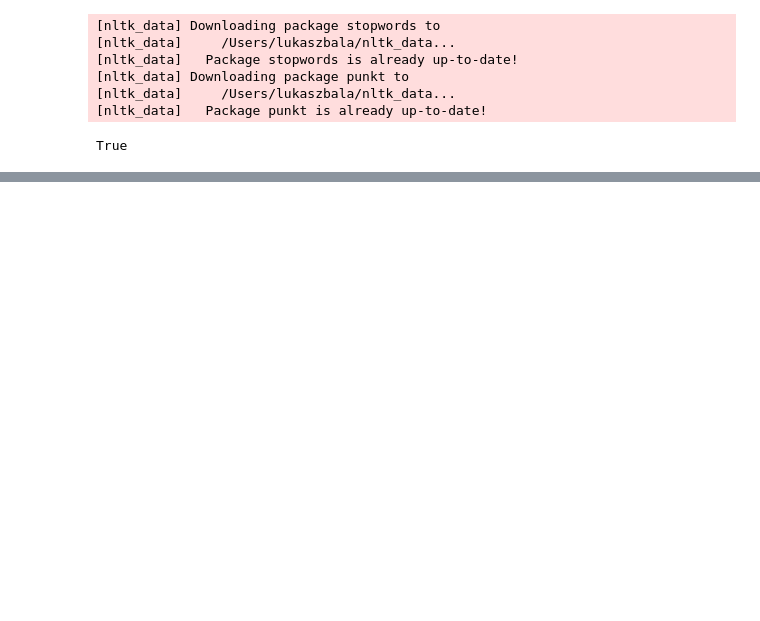
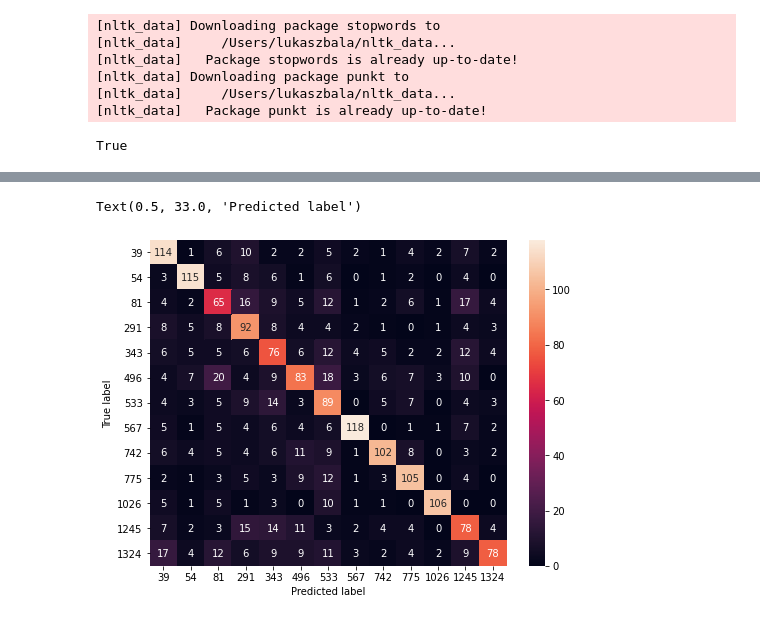
Before and after one commit to freefeynman123/adthena_task, a Jupyter notebook: notebooks/Baseline.ipynb, the cells around one changed output, grey strips where cells are left out. Cells and saved outputs as stored; diff of their text form; code cells hidden in the pictures; blank space fills up the shorter version.

```diff
--- a/notebooks/Baseline.ipynb
+++ b/notebooks/Baseline.ipynb
@@ -69,7 +92,8 @@ data["Clean_query"] = data["Query"].apply(clean_text_partial)
 data_prev = data.copy()
 data = data.iloc[:int(1e4), :]
 # %%
-train, test = train_test_split(data, test_size=0.2, random_state=SEED)
+train, val = train_test_split(data, test_size=config.TEST_SIZE, random_state=config.SEED)
+val, test = train_test_split(val, test_size=config.TEST_SIZE, random_state=config.SEED)
 def tokenize_text(text):
     tokens = []
     for sent in nltk.sent_tokenize(text):
@@ -80,5 +104,7 @@ def tokenize_text(text):
     return tokens
 train_tagged = train.apply(
     lambda r: TaggedDocument(words=tokenize_text(r["Clean_query"]), tags=[r["Label"]]), axis=1)
+val_tagged = val.apply(
+    lambda r: TaggedDocument(words=tokenize_text(r["Clean_query"]), tags=[r["Label"]]), axis=1)
 test_tagged = test.apply(
     lambda r: TaggedDocument(words=tokenize_text(r["Clean_query"]), tags=[r["Label"]]), axis=1)
@@ -134,5 +136,16 @@ def vec_for_learning(model, tagged_docs):
     sents = tagged_docs.values
     targets, regressors = zip(*[(doc.tags[0], model.infer_vector(doc.words, steps=20)) for doc in sents])
     return targets, regressors
+# %%
+import multiprocessing
+cores = multiprocessing.cpu_count()
+# %%
+model_dbow = Doc2Vec(dm=0, vector_size=300, negative=5, hs=0, min_count=2, sample = 0, workers=cores)
+model_dbow.build_vocab([x for x in tqdm(train_tagged.values)])
+# %%
+for epoch in range(30):
+    model_dbow.train(utils.shuffle([x for x in tqdm(train_tagged.values)]), total_examples=len(train_tagged.values), epochs=1)
+    model_dbow.alpha -= 0.002
+    model_dbow.min_alpha = model_dbow.alpha
 # %%
 y_train, X_train = vec_for_learning(model_dbow, train_tagged)
@@ -158,6 +175,9 @@ conf_matrix = confusion_matrix(y_test, y_pred)
 # %%
 fig, ax = plt.subplots(figsize=(8, 6))
 df_cm = pd.DataFrame(conf_matrix, index=logreg.classes_, columns=logreg.classes_)
-sns.heatmap(df_cm,annot=True, fmt=”d”, ax=ax)
-plt.ylabel(‘True label’)
-plt.xlabel(‘Predicted label’)
+sns.heatmap(df_cm,annot=True, fmt="d", ax=ax)
+plt.ylabel("True label")
+plt.xlabel("Predicted label")
+# %% [output]
+Text(0.5, 33.0, 'Predicted label')
+[figure, added]
```
Also changed, not shown: parts of 11 cells of this notebook.
